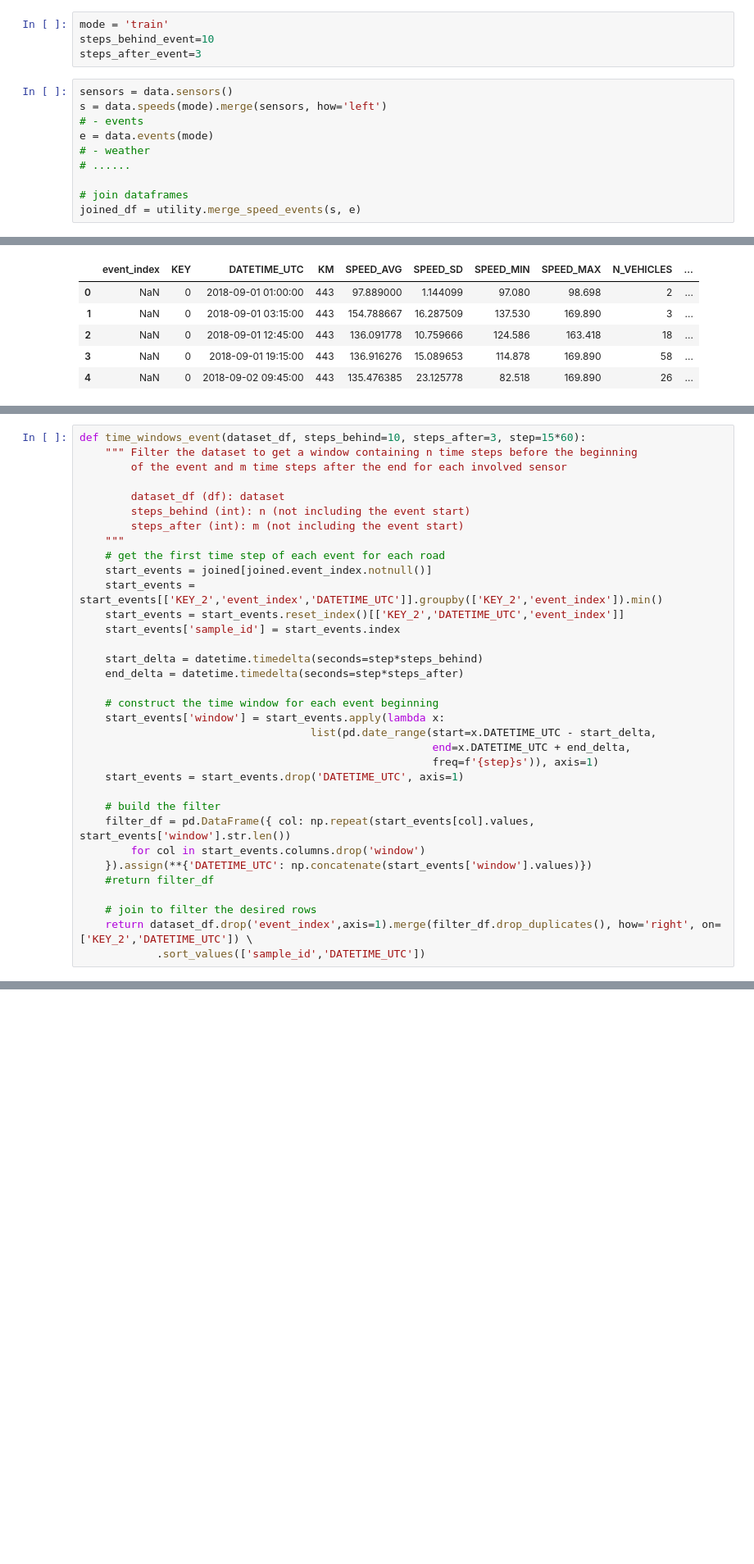
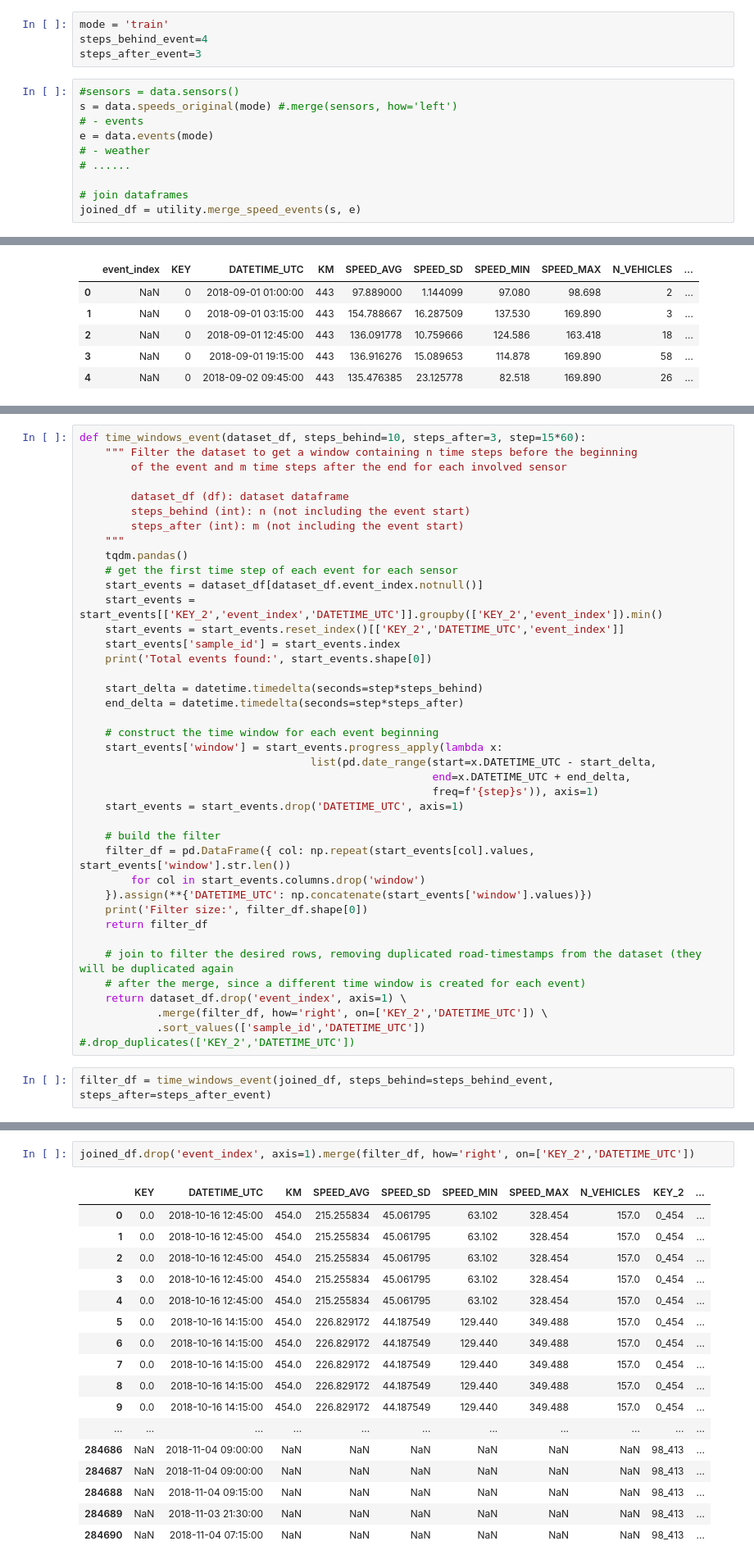
Before and after one commit to gianpy15/DMProject, a Jupyter notebook: notebooks/federico/dataset parro.ipynb, the cells around one changed output, grey strips where cells are left out. Shown: that part at 82% size. Drawn from its saved outputs; the diff is of its cells as text; blank space fills up the shorter version.

```diff
--- a/notebooks/federico/dataset parro.ipynb
+++ b/notebooks/federico/dataset parro.ipynb
@@ -23,11 +23,11 @@ import src.data as data
 import src.utility as utility
 # %%
 mode = 'train'
-steps_behind_event=10
+steps_behind_event=4
 steps_after_event=3
 # %%
-sensors = data.sensors()
-s = data.speeds(mode).merge(sensors, how='left')
+#sensors = data.sensors()
+s = data.speeds_original(mode) #.merge(sensors, how='left')
 # - events
 e = data.events(mode)
 # - weather
@@ -69,21 +63,23 @@ def time_windows_event(dataset_df, steps_behind=10, steps_after=3, step=15*60):
     """ Filter the dataset to get a window containing n time steps before the beginning
         of the event and m time steps after the end for each involved sensor
 
-        dataset_df (df): dataset
+        dataset_df (df): dataset dataframe
         steps_behind (int): n (not including the event start)
         steps_after (int): m (not including the event start)
     """
-    # get the first time step of each event for each road
-    start_events = joined[joined.event_index.notnull()]
+    tqdm.pandas()
+    # get the first time step of each event for each sensor
+    start_events = dataset_df[dataset_df.event_index.notnull()]
     start_events = start_events[['KEY_2','event_index','DATETIME_UTC']].groupby(['KEY_2','event_index']).min()
     start_events = start_events.reset_index()[['KEY_2','DATETIME_UTC','event_index']]
     start_events['sample_id'] = start_events.index
+    print('Total events found:', start_events.shape[0])
 
     start_delta = datetime.timedelta(seconds=step*steps_behind)
     end_delta = datetime.timedelta(seconds=step*steps_after)
 
     # construct the time window for each event beginning
-    start_events['window'] = start_events.apply(lambda x:
+    start_events['window'] = start_events.progress_apply(lambda x:
                                     list(pd.date_range(start=x.DATETIME_UTC - start_delta,
                                                        end=x.DATETIME_UTC + end_delta,
                                                        freq=f'{step}s')), axis=1)
@@ -93,8 +89,14 @@ def time_windows_event(dataset_df, steps_behind=10, steps_after=3, step=15*60):
     filter_df = pd.DataFrame({ col: np.repeat(start_events[col].values, start_events['window'].str.len())
         for col in start_events.columns.drop('window')
     }).assign(**{'DATETIME_UTC': np.concatenate(start_events['window'].values)})
-    #return filter_df
+    print('Filter size:', filter_df.shape[0])
+    return filter_df
 
-    # join to filter the desired rows
-    return dataset_df.drop('event_index',axis=1).merge(filter_df.drop_duplicates(), how='right', on=['KEY_2','DATETIME_UTC']) \
+    # join to filter the desired rows, removing duplicated road-timestamps from the dataset (they will be duplicated again
+    # after the merge, since a different time window is created for each event)
+    return dataset_df.drop('event_index', axis=1) \
+            .merge(filter_df, how='right', on=['KEY_2','DATETIME_UTC']) \
             .sort_values(['sample_id','DATETIME_UTC'])
+#.drop_duplicates(['KEY_2','DATETIME_UTC'])
+# %%
+filter_df = time_windows_event(joined_df, steps_behind=steps_behind_event, steps_after=steps_after_event)
@@ -100,0 +124,20 @@ def time_windows_event(dataset_df, steps_behind=10, steps_after=3, step=15*60):
+# %%
+joined_df.drop('event_index', axis=1).merge(filter_df, how='right', on=['KEY_2','DATETIME_UTC'])
+# %% [output]
+|  | KEY | DATETIME_UTC | KM | SPEED_AVG | SPEED_SD | SPEED_MIN | SPEED_MAX | N_VEHICLES | KEY_2 | ... |
+| 0 | 0.0 | 2018-10-16 12:45:00 | 454.0 | 215.255834 | 45.061795 | 63.102 | 328.454 | 157.0 | 0_454 | ... |
+| 1 | 0.0 | 2018-10-16 12:45:00 | 454.0 | 215.255834 | 45.061795 | 63.102 | 328.454 | 157.0 | 0_454 | ... |
+| 2 | 0.0 | 2018-10-16 12:45:00 | 454.0 | 215.255834 | 45.061795 | 63.102 | 328.454 | 157.0 | 0_454 | ... |
+| 3 | 0.0 | 2018-10-16 12:45:00 | 454.0 | 215.255834 | 45.061795 | 63.102 | 328.454 | 157.0 | 0_454 | ... |
+| 4 | 0.0 | 2018-10-16 12:45:00 | 454.0 | 215.255834 | 45.061795 | 63.102 | 328.454 | 157.0 | 0_454 | ... |
+| 5 | 0.0 | 2018-10-16 14:15:00 | 454.0 | 226.829172 | 44.187549 | 129.440 | 349.488 | 157.0 | 0_454 | ... |
+| 6 | 0.0 | 2018-10-16 14:15:00 | 454.0 | 226.829172 | 44.187549 | 129.440 | 349.488 | 157.0 | 0_454 | ... |
+| 7 | 0.0 | 2018-10-16 14:15:00 | 454.0 | 226.829172 | 44.187549 | 129.440 | 349.488 | 157.0 | 0_454 | ... |
+| 8 | 0.0 | 2018-10-16 14:15:00 | 454.0 | 226.829172 | 44.187549 | 129.440 | 349.488 | 157.0 | 0_454 | ... |
+| 9 | 0.0 | 2018-10-16 14:15:00 | 454.0 | 226.829172 | 44.187549 | 129.440 | 349.488 | 157.0 | 0_454 | ... |
+| ... | ... | ... | ... | ... | ... | ... | ... | ... | ... | ... |
+| 284686 | NaN | 2018-11-04 09:00:00 | NaN | NaN | NaN | NaN | NaN | NaN | 98_413 | ... |
+| 284687 | NaN | 2018-11-04 09:00:00 | NaN | NaN | NaN | NaN | NaN | NaN | 98_413 | ... |
+| 284688 | NaN | 2018-11-04 09:15:00 | NaN | NaN | NaN | NaN | NaN | NaN | 98_413 | ... |
+| 284689 | NaN | 2018-11-03 21:30:00 | NaN | NaN | NaN | NaN | NaN | NaN | 98_413 | ... |
+| 284690 | NaN | 2018-11-04 07:15:00 | NaN | NaN | NaN | NaN | NaN | NaN | 98_413 | ... |
```
Also changed, not shown: parts of 11 cells of this notebook, 2 other files.
